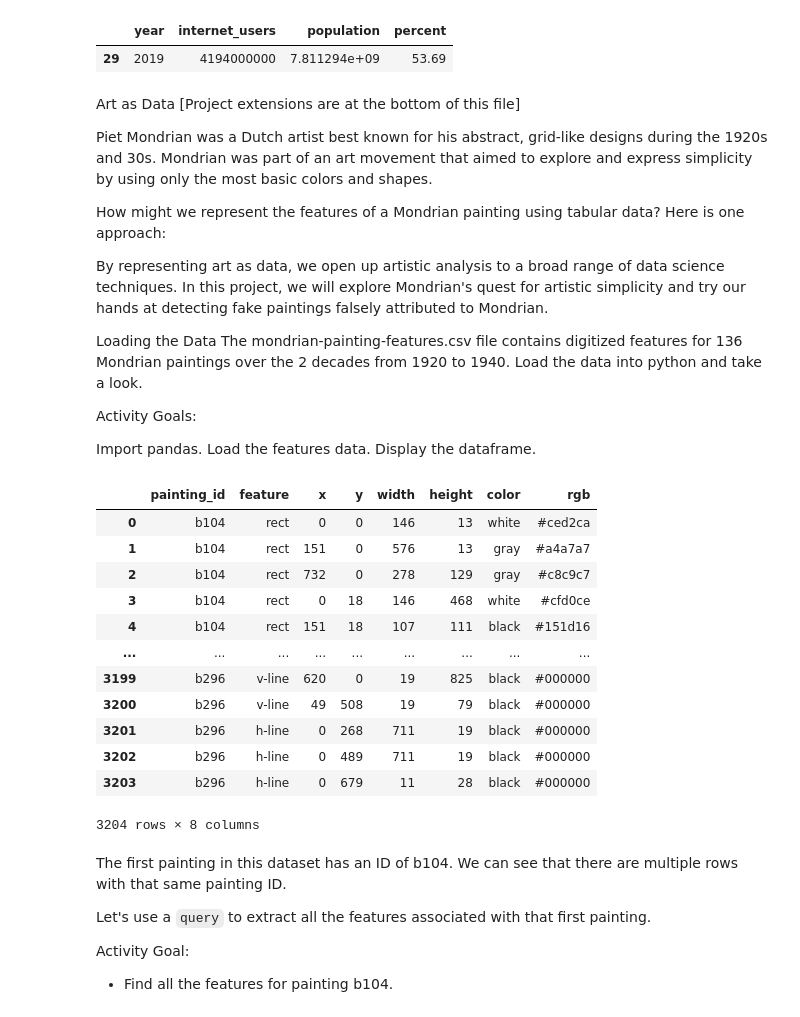
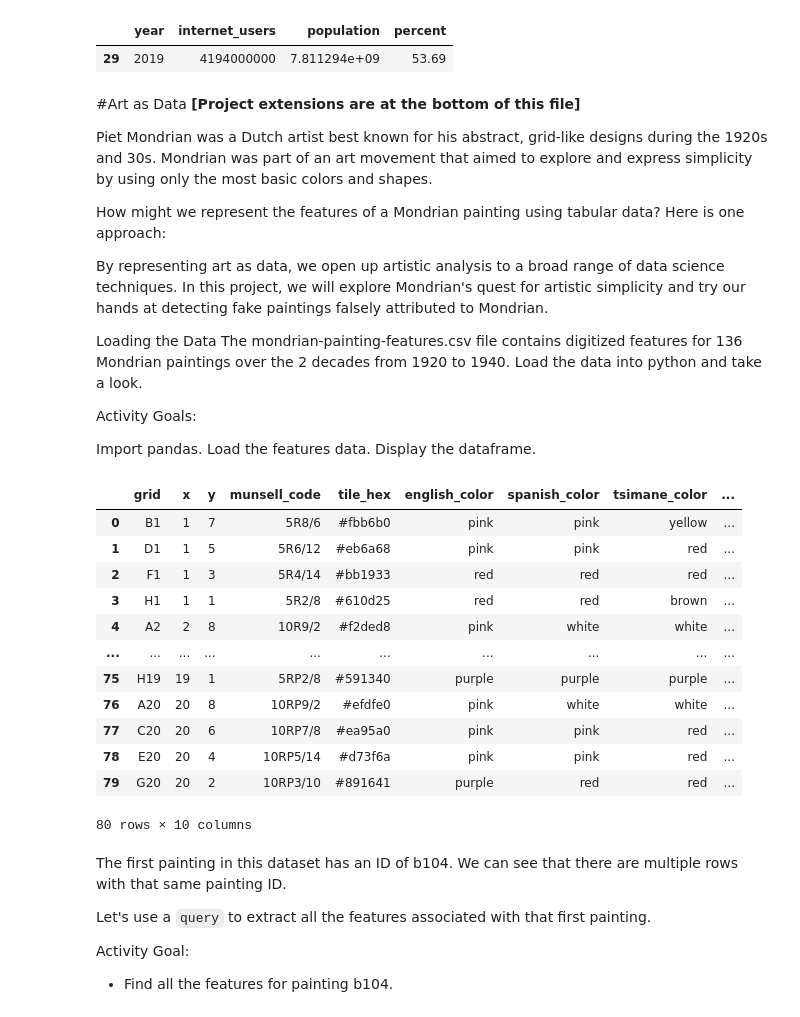
Before and after one commit to ximenaOr7/ximenaob_mineria, a Jupyter notebook: minería_de_datos_cuaderno_.ipynb, the cells around one changed output. Drawn from its saved outputs; the diff is of its cells as text; code cells hidden in the pictures.

```diff
--- a/minería_de_datos_cuaderno_.ipynb
+++ b/minería_de_datos_cuaderno_.ipynb
@@ -1152,8 +1152,8 @@ over_half_connected.head(1)
 |  | year | internet_users | population | percent |
 | 29 | 2019 | 4194000000 | 7.811294e+09 | 53.69 |
 # %% [markdown]
-Art as Data
-[Project extensions are at the bottom of this file]
+#Art as Data
+**[Project extensions are at the bottom of this file]**
 
 Piet Mondrian was a Dutch artist best known for his abstract, grid-like designs during the 1920s and 30s. Mondrian was part of an art movement that aimed to explore and express simplicity by using only the most basic colors and shapes.
 
@@ -1173,23 +1173,23 @@ Display the dataframe.
 # %%
 import pandas as pd
 pd.options.display.max_rows = 10
 
-features = pd.read_csv('mondrian-painting-features.csv')
-features
+mondrian_features = pd.read_csv('/content/munsell-array-fixed-choice.csv')
+mondrian_features
 # %% [output]
-|  | painting_id | feature | x | y | width | height | color | rgb |
-| 0 | b104 | rect | 0 | 0 | 146 | 13 | white | #ced2ca |
-| 1 | b104 | rect | 151 | 0 | 576 | 13 | gray | #a4a7a7 |
-| 2 | b104 | rect | 732 | 0 | 278 | 129 | gray | #c8c9c7 |
-| 3 | b104 | rect | 0 | 18 | 146 | 468 | white | #cfd0ce |
-| 4 | b104 | rect | 151 | 18 | 107 | 111 | black | #151d16 |
-| ... | ... | ... | ... | ... | ... | ... | ... | ... |
-| 3199 | b296 | v-line | 620 | 0 | 19 | 825 | black | #000000 |
-| 3200 | b296 | v-line | 49 | 508 | 19 | 79 | black | #000000 |
-| 3201 | b296 | h-line | 0 | 268 | 711 | 19 | black | #000000 |
-| 3202 | b296 | h-line | 0 | 489 | 711 | 19 | black | #000000 |
-| 3203 | b296 | h-line | 0 | 679 | 11 | 28 | black | #000000 |
+|  | grid | x | y | munsell_code | tile_hex | english_color | spanish_color | tsimane_color | ... |
+| 0 | B1 | 1 | 7 | 5R8/6 | #fbb6b0 | pink | pink | yellow | ... |
+| 1 | D1 | 1 | 5 | 5R6/12 | #eb6a68 | pink | pink | red | ... |
+| 2 | F1 | 1 | 3 | 5R4/14 | #bb1933 | red | red | red | ... |
+| 3 | H1 | 1 | 1 | 5R2/8 | #610d25 | red | red | brown | ... |
+| 4 | A2 | 2 | 8 | 10R9/2 | #f2ded8 | pink | white | white | ... |
+| ... | ... | ... | ... | ... | ... | ... | ... | ... | ... |
+| 75 | H19 | 19 | 1 | 5RP2/8 | #591340 | purple | purple | purple | ... |
+| 76 | A20 | 20 | 8 | 10RP9/2 | #efdfe0 | pink | white | white | ... |
+| 77 | C20 | 20 | 6 | 10RP7/8 | #ea95a0 | pink | pink | red | ... |
+| 78 | E20 | 20 | 4 | 10RP5/14 | #d73f6a | pink | pink | red | ... |
+| 79 | G20 | 20 | 2 | 10RP3/10 | #891641 | purple | red | red | ... |
-3204 rows × 8 columns
+80 rows × 10 columns
 # %% [markdown]
 The first painting in this dataset has an ID of b104. We can see that there are multiple rows with that same painting ID.
 
```
Also changed, not shown: parts of 22 cells of this notebook.
